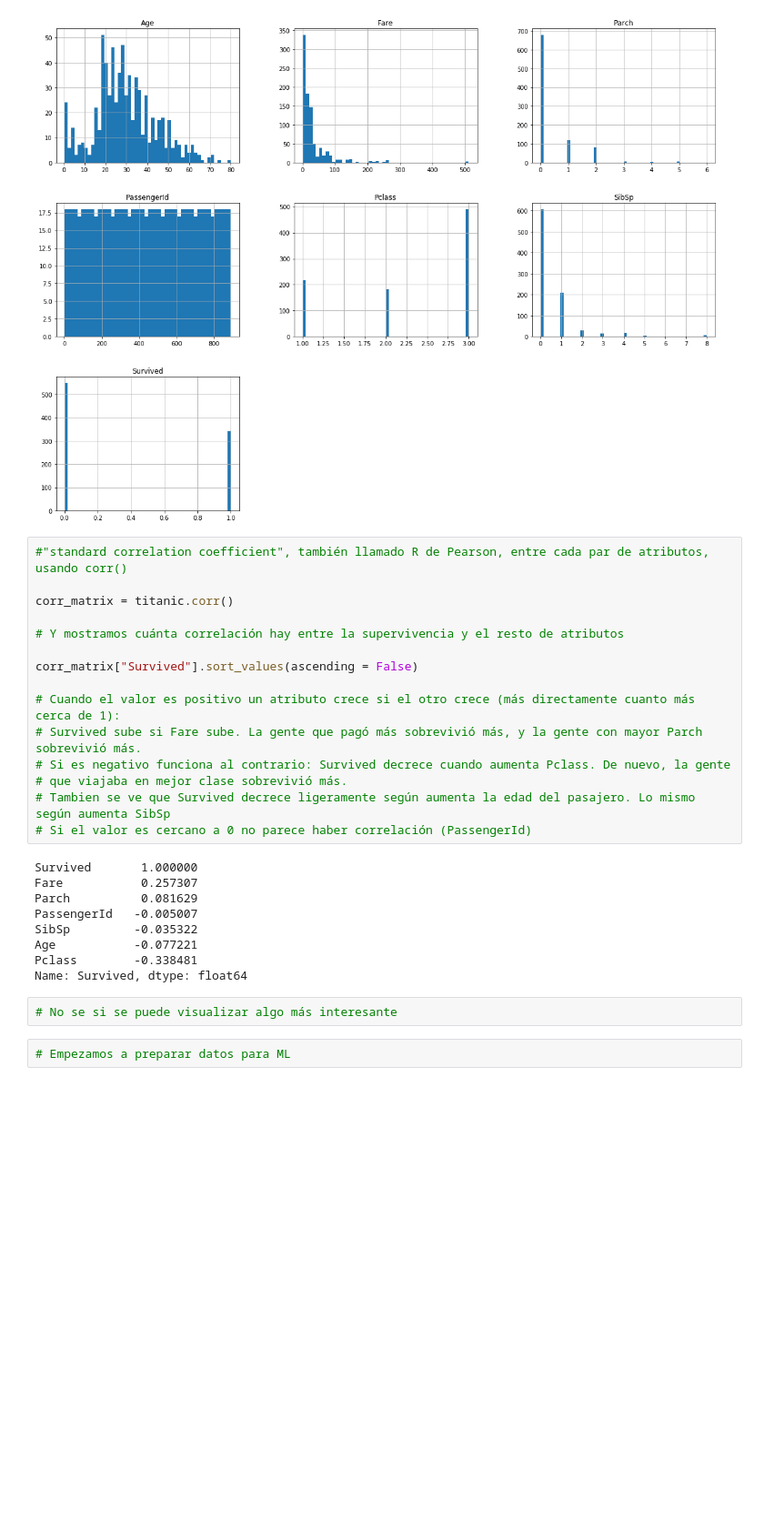
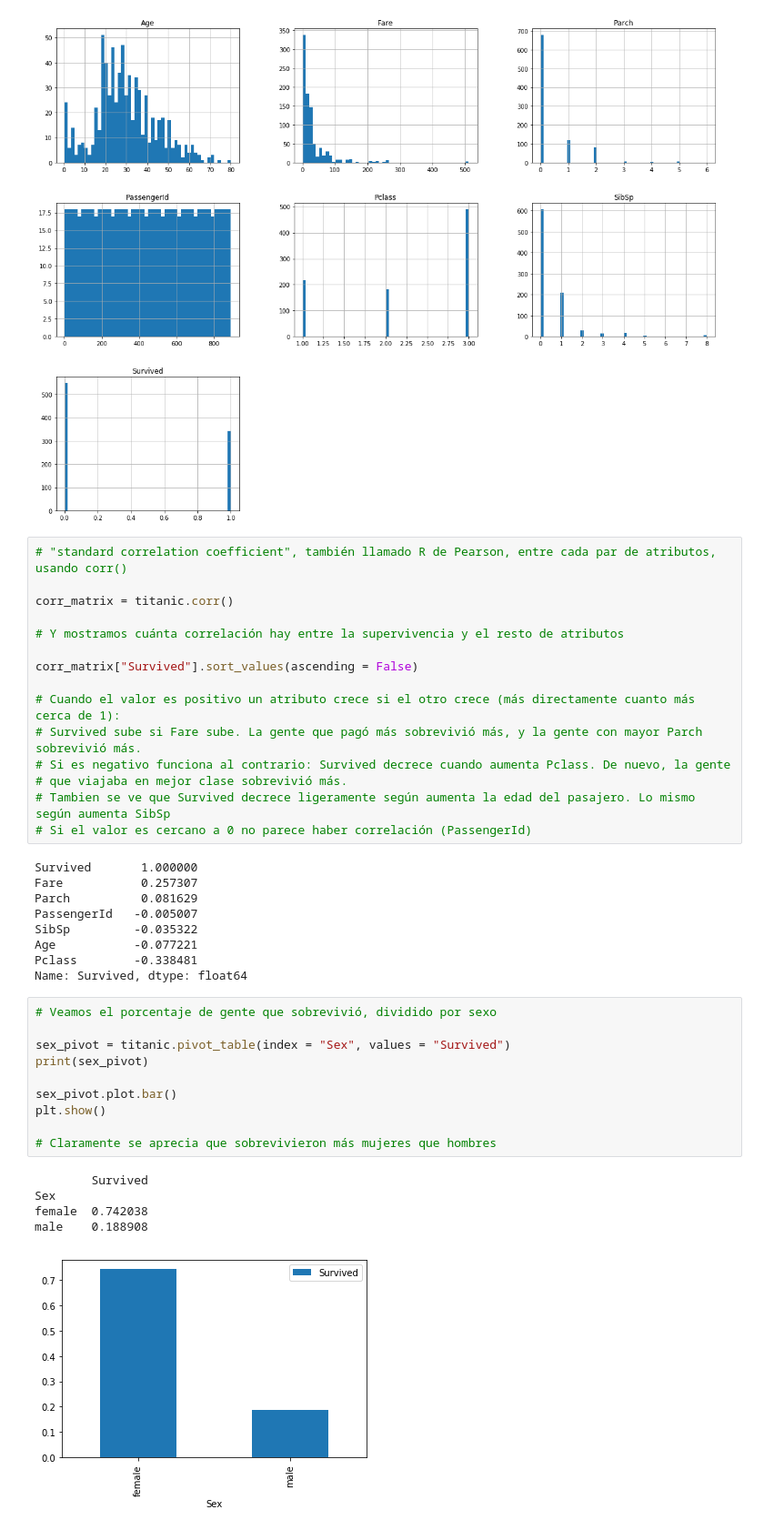
Before and after one commit to marcospm92/Hands-on-Machine-Learning-with-ScikitLearn-and-Tensorflow, a Jupyter notebook: Titanic.ipynb, the cells around one changed output. Shown at 91% size. Saved outputs shown, nothing was run; the diff lists cells and outputs as text; blank space fills up the shorter version.

```diff
--- a/Titanic.ipynb
+++ b/Titanic.ipynb
@@ -142,7 +142,7 @@ plt.show()
 # %% [output]
 [figure]
 # %%
-#"standard correlation coefficient", también llamado R de Pearson, entre cada par de atributos, usando corr()
+# "standard correlation coefficient", también llamado R de Pearson, entre cada par de atributos, usando corr()
 
 corr_matrix = titanic.corr()
 
@@ -165,7 +165,19 @@ SibSp         -0.035322
 Age           -0.077221
 Pclass        -0.338481
 Name: Survived, dtype: float64
-# %%
-# No se si se puede visualizar algo más interesante
-# %%
-# Empezamos a preparar datos para ML
+# %%
+# Veamos el porcentaje de gente que sobrevivió, dividido por sexo
+
+sex_pivot = titanic.pivot_table(index = "Sex", values = "Survived")
+print(sex_pivot)
+
+sex_pivot.plot.bar()
+plt.show()
+
+# Claramente se aprecia que sobrevivieron más mujeres que hombres
+# %% [output]
+        Survived
+Sex
+female  0.742038
+male    0.188908
+[figure, added]
```
Also changed, not shown: parts of 14 cells of this notebook, 1 other file.
